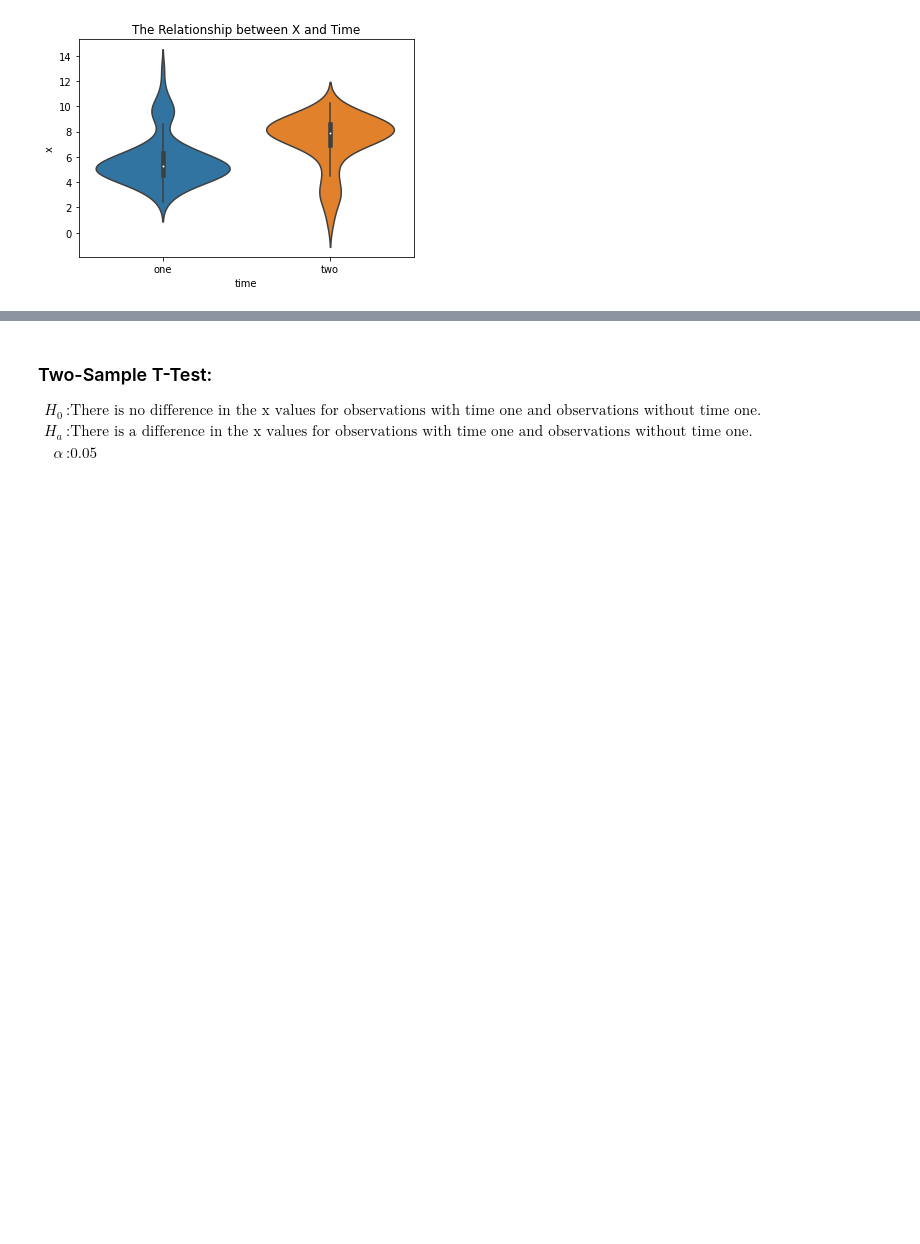
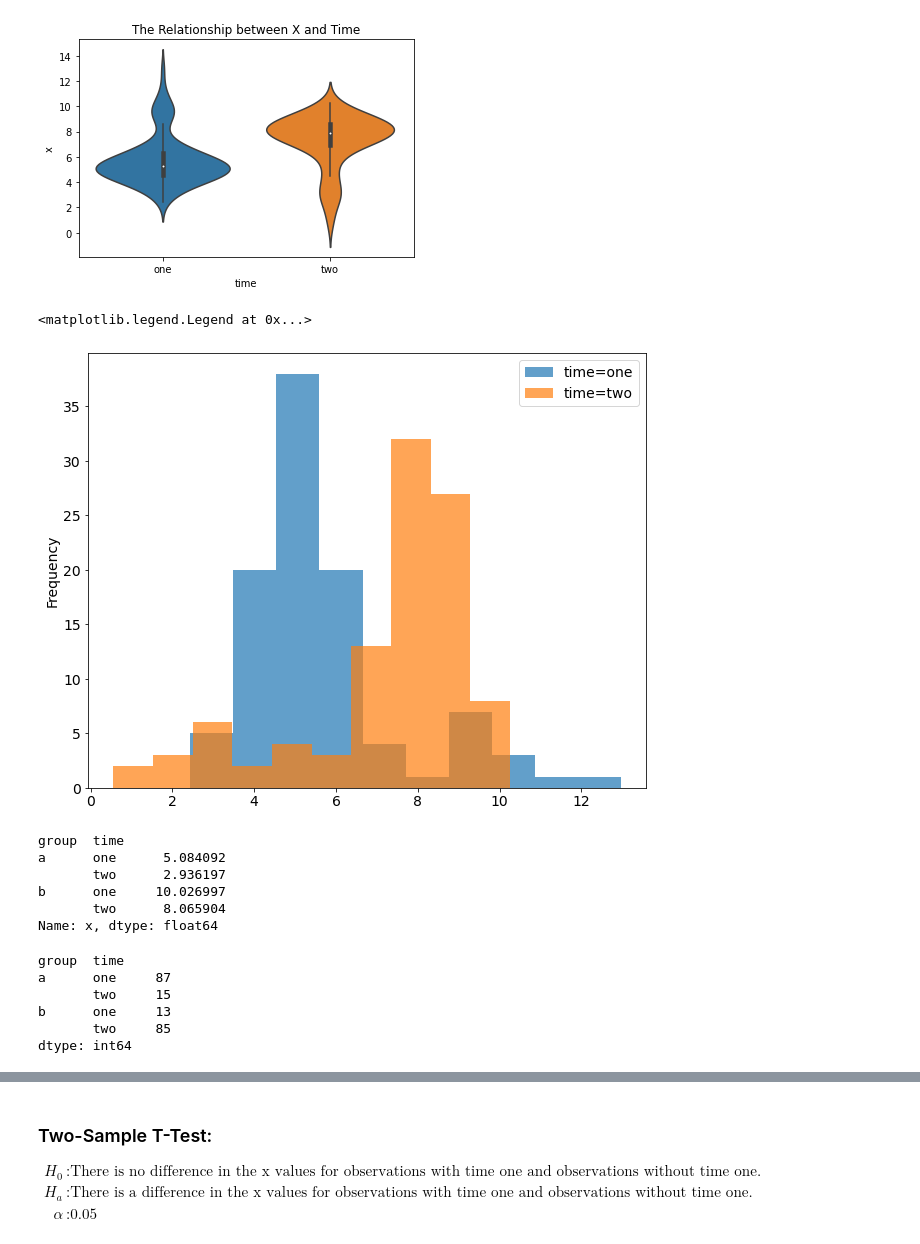
Before and after one commit to KwameTaylor/clustering-exercises, a Jupyter notebook: warmup-2020-10-13.ipynb, the cells around one changed output, grey strips where cells are left out. Cells and saved outputs as stored; diff of their text form; code cells hidden in the pictures; blank space fills up the shorter version.

```diff
--- a/warmup-2020-10-13.ipynb
+++ b/warmup-2020-10-13.ipynb
@@ -53,3 +53,28 @@ plt.title('The Relationship between X and Time')
 # %% [output]
 Text(0.5, 1.0, 'The Relationship between X and Time')
 [figure]
+# %%
+ax = df1[df1.time == 'one'].x.plot.hist(label='time=one', alpha=.7)
+df1[df1.time == 'two'].x.plot.hist(label='time=two', ax=ax, alpha=.7)
+ax.legend()
+# %% [output]
+<matplotlib.legend.Legend at 0x...>
+[figure, added]
+# %%
+df1.groupby(['group', 'time']).x.mean()
+# %% [output]
+group  time
+a      one      5.084092
+       two      2.936197
+b      one     10.026997
+       two      8.065904
+Name: x, dtype: float64
+# %%
+df1.groupby(['group', 'time']).size()
+# %% [output]
+group  time
+a      one     87
+       two     15
+b      one     13
+       two     85
+dtype: int64
```
Also changed, not shown: parts of 11 cells of this notebook.
